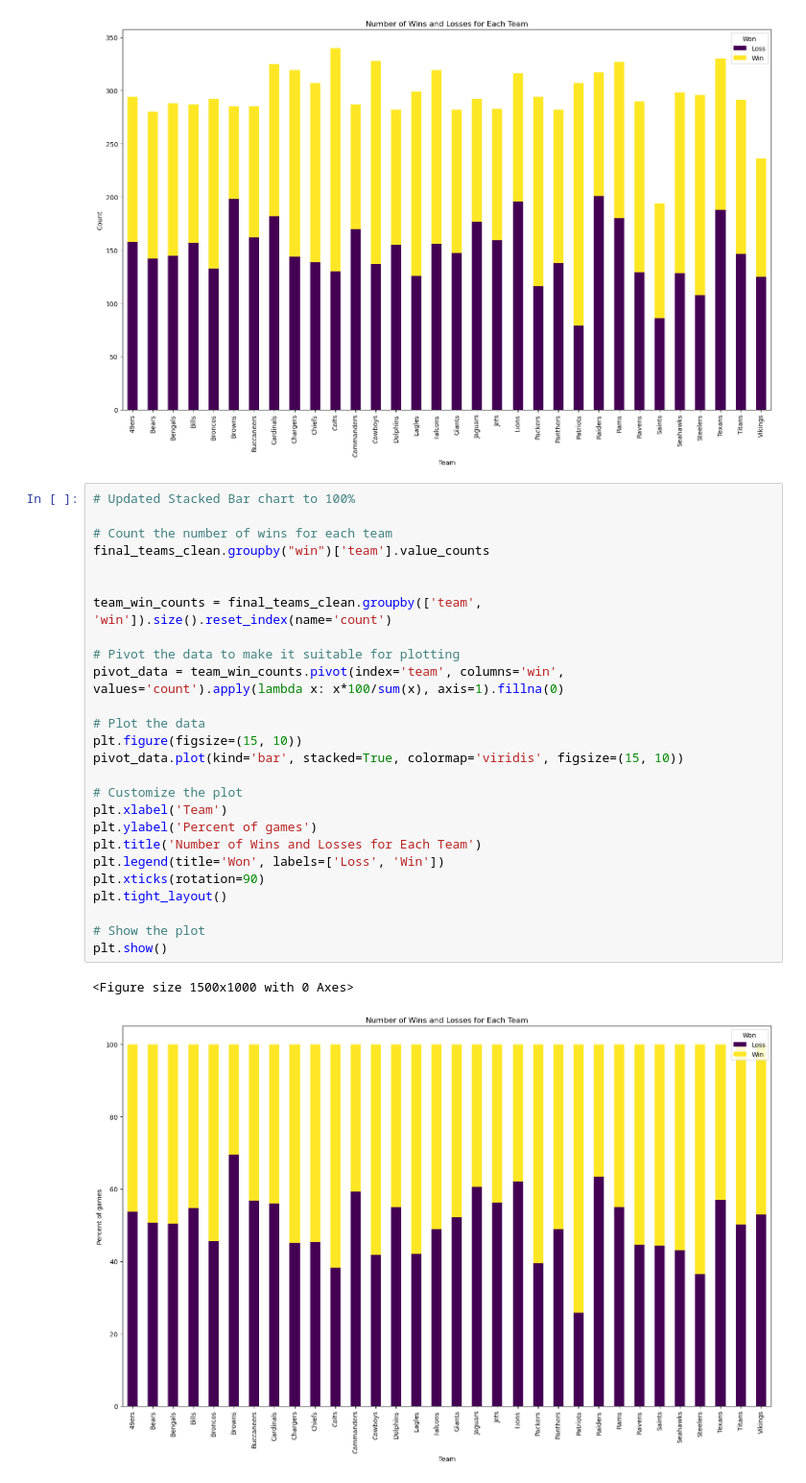
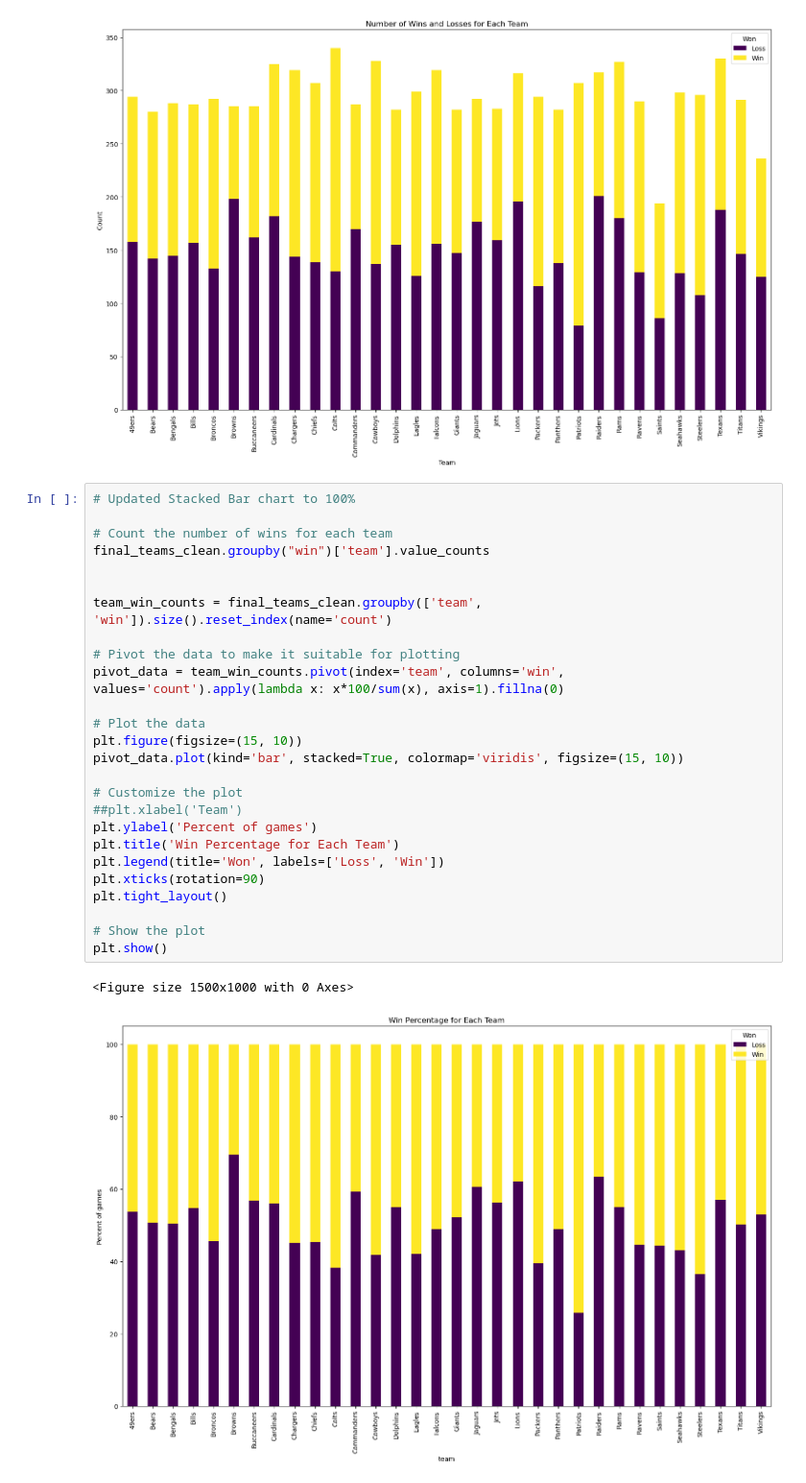
Before and after one commit to atulbachhav22/AIBootcamp-Project2, a Jupyter notebook: NFL-predication.ipynb, the cells around one changed output. Shown at 96% size. Drawn from its saved outputs; the diff is of its cells as text.

```diff
--- a/NFL-predication.ipynb
+++ b/NFL-predication.ipynb
@@ -350,29 +351,29 @@ plt.show()
 # %%
 # Updated Stacked Bar chart to 100%
 
 # Count the number of wins for each team
 final_teams_clean.groupby("win")['team'].value_counts
 
 
 team_win_counts = final_teams_clean.groupby(['team', 'win']).size().reset_index(name='count')
 
 # Pivot the data to make it suitable for plotting
 pivot_data = team_win_counts.pivot(index='team', columns='win', values='count').apply(lambda x: x*100/sum(x), axis=1).fillna(0)
 
 # Plot the data
 plt.figure(figsize=(15, 10))
 pivot_data.plot(kind='bar', stacked=True, colormap='viridis', figsize=(15, 10))
 
 # Customize the plot
-plt.xlabel('Team')
+##plt.xlabel('Team')
 plt.ylabel('Percent of games')
-plt.title('Number of Wins and Losses for Each Team')
+plt.title('Win Percentage for Each Team')
 plt.legend(title='Won', labels=['Loss', 'Win'])
 plt.xticks(rotation=90)
 plt.tight_layout()
 
 # Show the plot
 plt.show()
 # %% [output]
 <Figure size 1500x1000 with 0 Axes>
-[figure, old version]
+[figure, new version]
```
Also changed, not shown: parts of 12 cells of this notebook.
